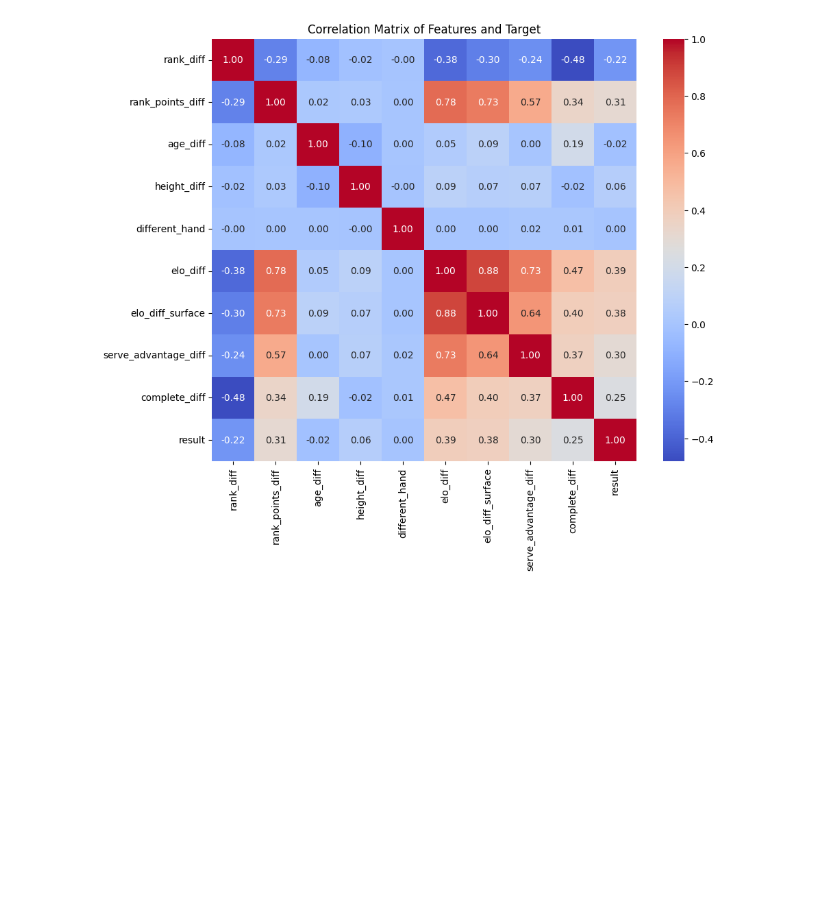
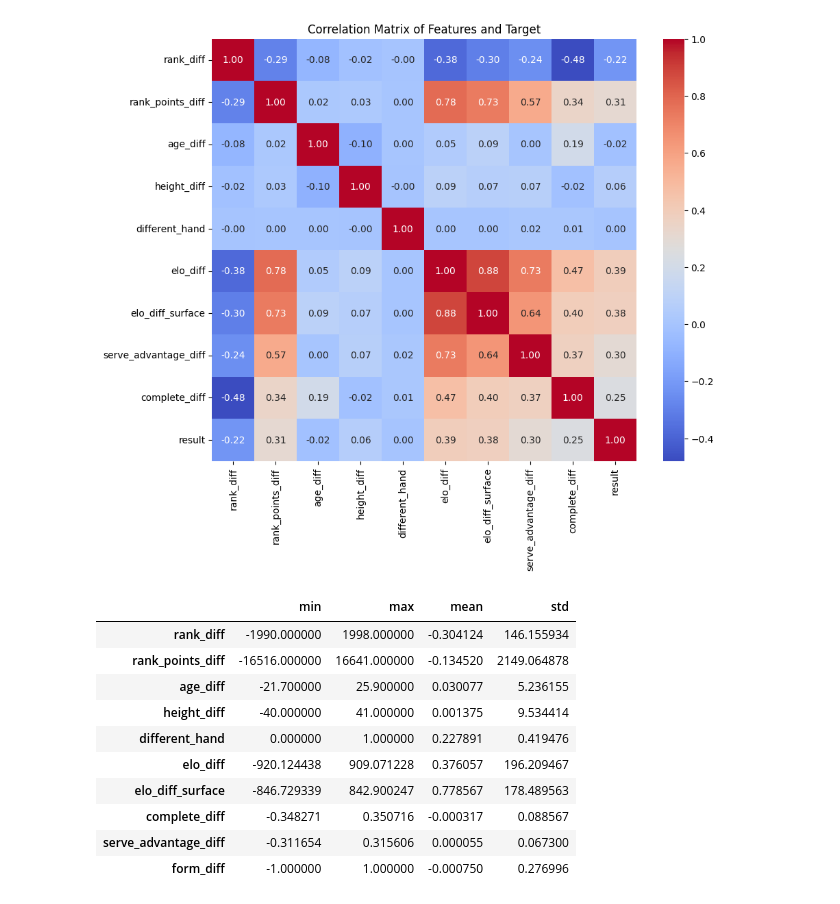
Before and after one commit to arttusokka/Predicting-ATP-matches-outcome, a Jupyter notebook: data_cleaning_preprocessing/data_preprocessing.ipynb, the cells around one changed output. Cells and saved outputs as stored; diff of their text form; code cells hidden in the pictures; blank space fills up the shorter version.

```diff
--- a/data_cleaning_preprocessing/data_preprocessing.ipynb
+++ b/data_cleaning_preprocessing/data_preprocessing.ipynb
@@ -202,7 +197,7 @@ df_clean["serve_advantage_diff"] = (
     (df_clean["p1_srv_hist"] - df_clean["p2_ret_hist"]) -
     (df_clean["p2_srv_hist"] - df_clean["p1_ret_hist"])
 ).fillna(0)
-
+#===================================
 #COMPLETENESS FEATURE
 
 #1. Match-level
@@ -229,11 +224,33 @@ df_clean["p2_complete_hist"] = (
     .transform(lambda s: s.shift(1).rolling(20, min_periods=5).mean())
 )
 
-#diff feature (1-2)
+#Completeness diff feature (1-2)
 df_clean["complete_diff"] = (
     df_clean["p1_complete_hist"].fillna(0) -
     df_clean["p2_complete_hist"].fillna(0)
 )
+
+#LAST-20 WIN PERCENTAGE (1-2)
+df_clean["p1_win"] = df_clean["result"]
+df_clean["p2_win"] = 1 - df_clean["result"]
+
+df_clean["p1_form_hist"] = (
+    df_clean
+    .groupby("player1_id")["p1_win"]
+    .transform(lambda s: s.shift(1).rolling(20, min_periods=5).mean())
+)
+
+df_clean["p2_form_hist"] = (
+    df_clean
+    .groupby("player2_id")["p2_win"]
+    .transform(lambda s: s.shift(1).rolling(20, min_periods=5).mean())
+)
+
+#DIFF FEATURE (1-2)
+df_clean["form_diff"] = (
+    df_clean["p1_form_hist"].fillna(0) -
+    df_clean["p2_form_hist"].fillna(0)
+)
 # %%
 #correlation matrix with all features
 X = [
@@ -257,3 +274,30 @@ plt.show()
 # %%
 #save the data
 df_clean.to_csv("/Users/arttusokka/Documents/AThesis/Prediciting-ATP-matches-outcome/data/atp_matches_2000_2019_clean.csv", index=False)
+# %%
+X = [
+    "rank_diff",
+    "rank_points_diff",
+    "age_diff",
+    "height_diff",
+    "different_hand",
+    "elo_diff",
+    "elo_diff_surface",
+    "complete_diff",
+    "serve_advantage_diff",
+    "form_diff",
+]
+
+df_clean[X].agg(['min','max','mean','std']).T
+# %% [output]
+|  | min | max | mean | std |
+| rank_diff | -1990.000000 | 1998.000000 | -0.304124 | 146.155934 |
+| rank_points_diff | -16516.000000 | 16641.000000 | -0.134520 | 2149.064878 |
+| age_diff | -21.700000 | 25.900000 | 0.030077 | 5.236155 |
+| height_diff | -40.000000 | 41.000000 | 0.001375 | 9.534414 |
+| different_hand | 0.000000 | 1.000000 | 0.227891 | 0.419476 |
+| elo_diff | -920.124438 | 909.071228 | 0.376057 | 196.209467 |
+| elo_diff_surface | -846.729339 | 842.900247 | 0.778567 | 178.489563 |
+| complete_diff | -0.348271 | 0.350716 | -0.000317 | 0.088567 |
+| serve_advantage_diff | -0.311654 | 0.315606 | 0.000055 | 0.067300 |
+| form_diff | -1.000000 | 1.000000 | -0.000750 | 0.276996 |
```
Also changed, not shown: parts of 3 cells of this notebook, 5 other files.
